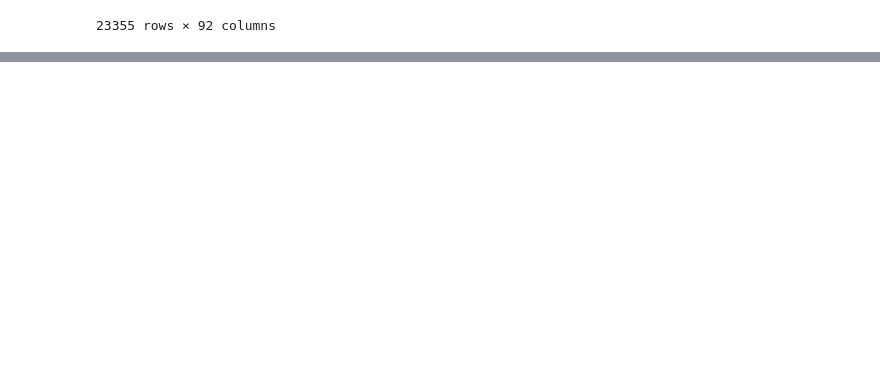
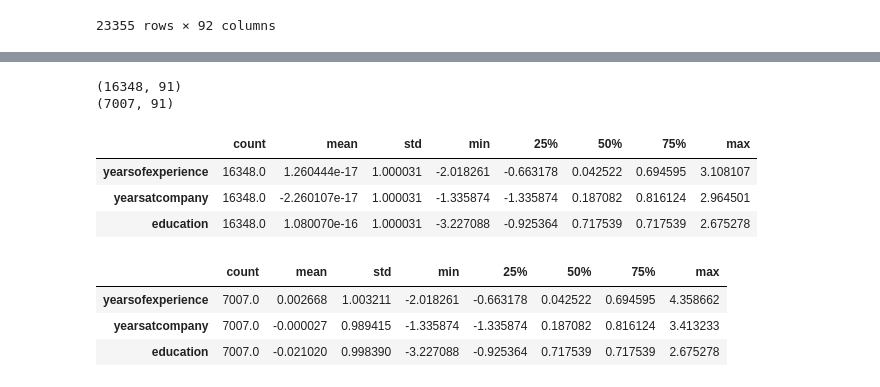
Before and after one commit to kateoss/stem-salaries, a Jupyter notebook: Notebooks/Model_training.ipynb, the cells around one changed output, grey strips where cells are left out. Saved outputs shown, nothing was run; the diff lists cells and outputs as text; code cells hidden in the pictures; blank space fills up the shorter version.

Commit message:
transforming data, training models, working on slides

```diff
--- a/Notebooks/Model_training.ipynb
+++ b/Notebooks/Model_training.ipynb
@@ -21,0 +38,3 @@ data
+# %%
+y = data["totalyearlycompensation"]
+X = data.drop(["totalyearlycompensation"],axis =1)
@@ -21,0 +65,8 @@ data
+# %%
+X_train, X_test, y_train, y_test = train_test_split(X, y, test_size=0.3, random_state=28)
+# %%
+print(X_train.shape)
+print(X_test.shape)
+# %% [output]
+(16348, 91)
+(7007, 91)
@@ -21,0 +75,3 @@ data
+# %%
+X_train_num = X_train[["yearsofexperience", "yearsatcompany", "education"]]
+X_test_num = X_test[["yearsofexperience", "yearsatcompany", "education"]]
@@ -21,0 +85,28 @@ data
+# %%
+pt = PowerTransformer()
+pt.fit(X_train_num) # only to the numericals, not the encoded
+
+filename = "../Transformers/PowerTransformer_stem.pickle"
+
+with open(filename, "wb") as file:
+        pickle.dump(pt,file)
+
+X_train_transformed_np = pt.transform(X_train_num)
+X_train_transformed_df =pd.DataFrame(pt.transform(X_train_num), columns=X_train_num.columns)
+
+X_test_transformed_np = pt.transform(X_test_num)
+X_test_transformed_df =pd.DataFrame(pt.transform(X_test_num), columns=X_test_num.columns)
+# %%
+X_train_transformed_df.describe().T
+# %% [output]
+|  | count | mean | std | min | 25% | 50% | 75% | max |
+| yearsofexperience | 16348.0 | 1.260444e-17 | 1.000031 | -2.018261 | -0.663178 | 0.042522 | 0.694595 | 3.108107 |
+| yearsatcompany | 16348.0 | -2.260107e-17 | 1.000031 | -1.335874 | -1.335874 | 0.187082 | 0.816124 | 2.964501 |
+| education | 16348.0 | 1.080070e-16 | 1.000031 | -3.227088 | -0.925364 | 0.717539 | 0.717539 | 2.675278 |
+# %%
+X_test_transformed_df.describe().T
+# %% [output]
+|  | count | mean | std | min | 25% | 50% | 75% | max |
+| yearsofexperience | 7007.0 | 0.002668 | 1.003211 | -2.018261 | -0.663178 | 0.042522 | 0.694595 | 4.358662 |
+| yearsatcompany | 7007.0 | -0.000027 | 0.989415 | -1.335874 | -1.335874 | 0.187082 | 0.816124 | 3.413233 |
+| education | 7007.0 | -0.021020 | 0.998390 | -3.227088 | -0.925364 | 0.717539 | 0.717539 | 2.675278 |
```
Also changed, not shown: parts of 44 cells of this notebook, 12 other files.
